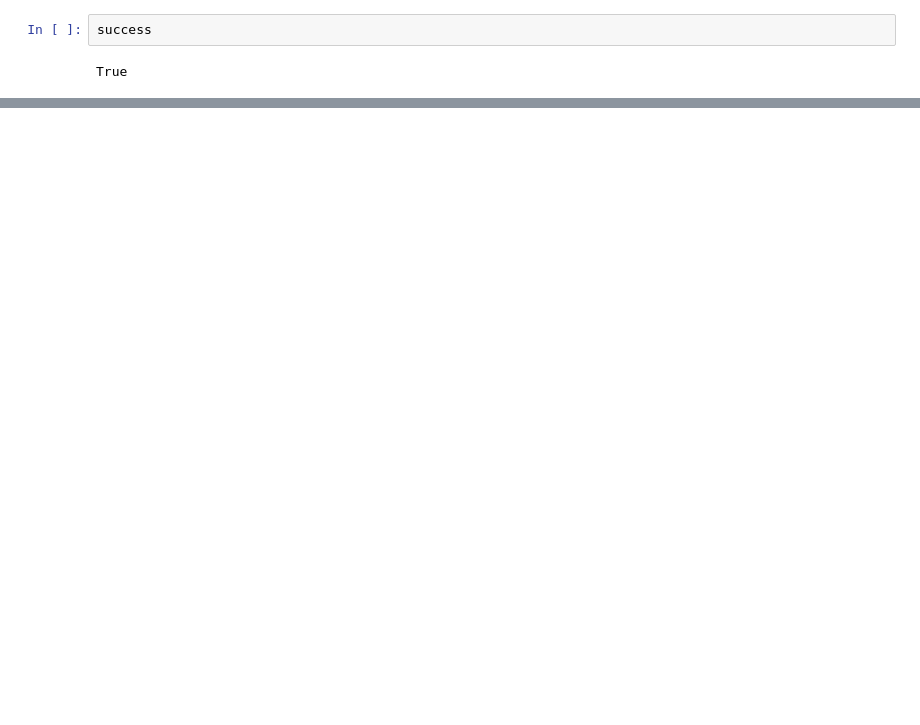
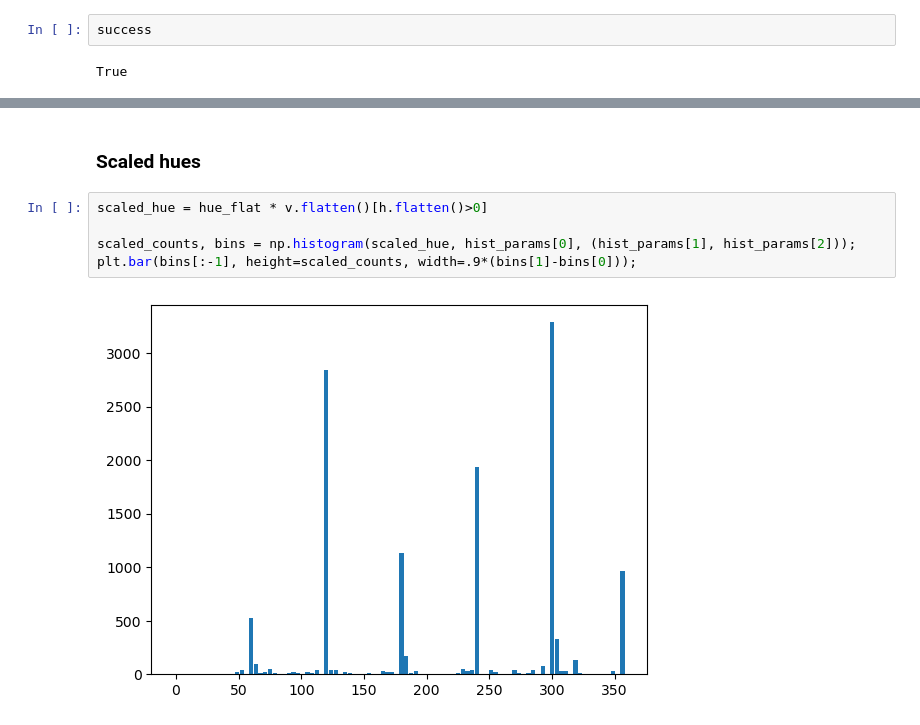
Before and after one commit to PerForm-Lab-RIT/retinal_flow_toolkit, a Jupyter notebook: sandbox/overlay_gaze/calculate_mag_1.ipynb, the cells around one changed output, grey strips where cells are left out. Saved outputs shown, nothing was run; the diff lists cells and outputs as text; blank space fills up the shorter version.

```diff
--- a/sandbox/overlay_gaze/calculate_mag_1.ipynb
+++ b/sandbox/overlay_gaze/calculate_mag_1.ipynb
@@ -133,0 +123,9 @@ array([1., 1., 1., 1., 1., 1., 1., 1., 1., 1., 1., 1., 1., 1., 1., 1.])
+# %% [markdown]
+### Scaled hues
+# %%
+scaled_hue = hue_flat * v.flatten()[h.flatten()>0]
+
+scaled_counts, bins = np.histogram(scaled_hue, hist_params[0], (hist_params[1], hist_params[2]));
+plt.bar(bins[:-1], height=scaled_counts, width=.9*(bins[1]-bins[0]));
+# %% [output]
+[figure, added]
```
Also changed, not shown: parts of 27 cells of this notebook, 5 other files.
